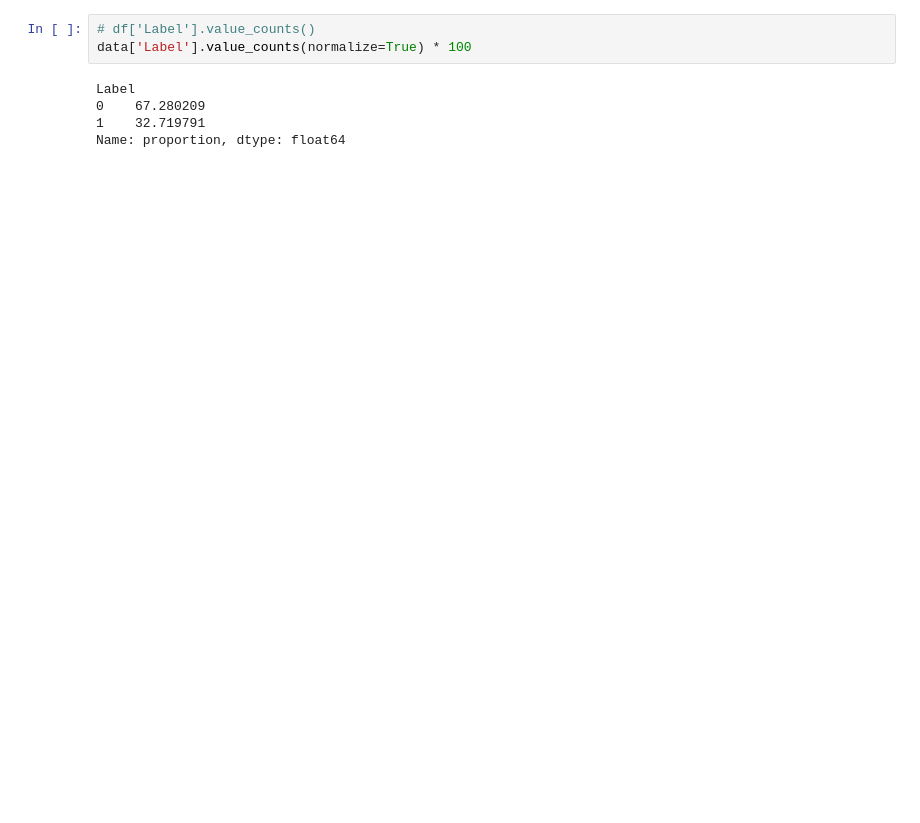
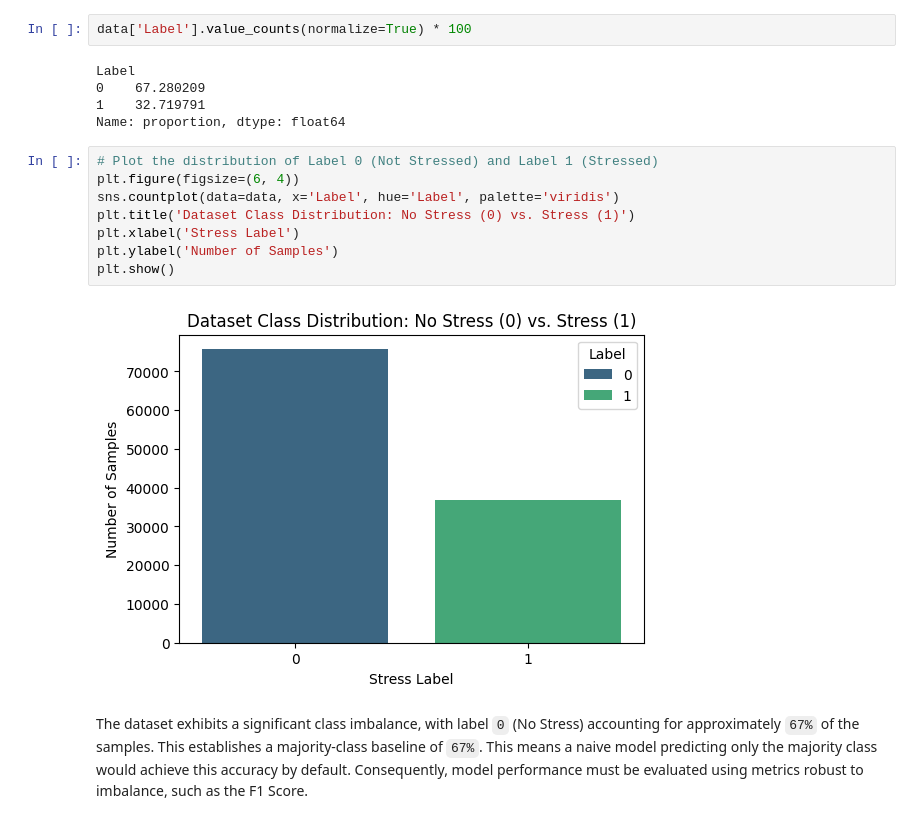
Before and after one commit to jackjulianhickey/machine_learning, a Jupyter notebook: assignment_01.ipynb, the cells around one changed output. Cells and saved outputs as stored; diff of their text form; blank space fills up the shorter version.

```diff
--- a/assignment_01.ipynb
+++ b/assignment_01.ipynb
@@ -46,8 +60,19 @@ memory usage: 4.3 MB
 # %%
-# df['Label'].value_counts()
 data['Label'].value_counts(normalize=True) * 100
 # %% [output]
 Label
 0    67.280209
 1    32.719791
 Name: proportion, dtype: float64
+# %%
+# Plot the distribution of Label 0 (Not Stressed) and Label 1 (Stressed)
+plt.figure(figsize=(6, 4))
+sns.countplot(data=data, x='Label', hue='Label', palette='viridis')
+plt.title('Dataset Class Distribution: No Stress (0) vs. Stress (1)')
+plt.xlabel('Stress Label')
+plt.ylabel('Number of Samples')
+plt.show()
+# %% [output]
+[figure, added]
+# %% [markdown]
+The dataset exhibits a significant class imbalance, with label `0` (No Stress) accounting for approximately `67%` of the samples. This establishes a majority-class baseline of `67%`. This means a naive model predicting only the majority class would achieve this accuracy by default. Consequently, model performance must be evaluated using metrics robust to imbalance, such as the F1 Score.
```
Also changed, not shown: parts of 70 cells of this notebook.
